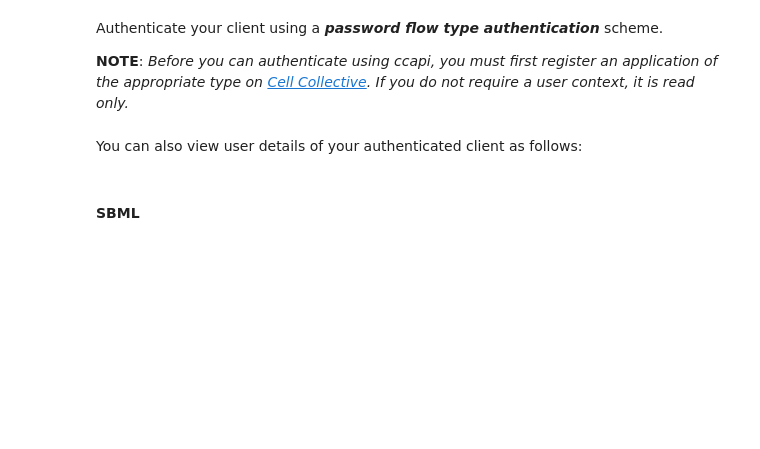
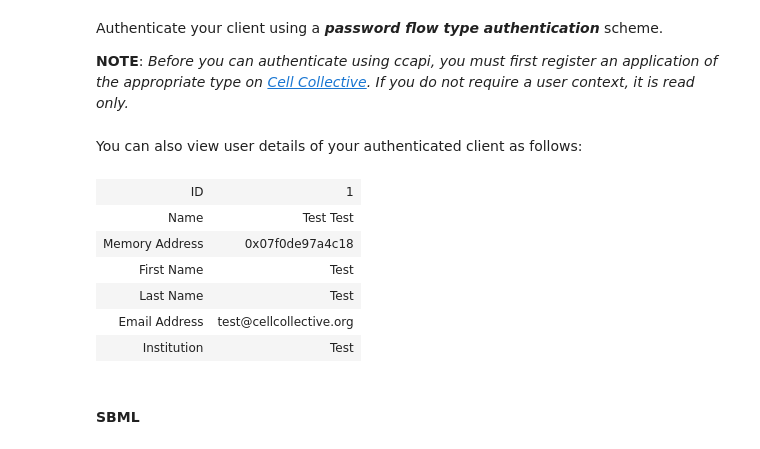
Before and after one commit to cellcollective/ccapi, a Jupyter notebook: docs/source/notebooks/examples/reading-writing-constraint-based-models.ipynb, the cells around one changed output. Saved outputs shown, nothing was run; the diff lists cells and outputs as text; code cells hidden in the pictures; blank space fills up the shorter version.

```diff
--- a/docs/source/notebooks/examples/reading-writing-constraint-based-models.ipynb
+++ b/docs/source/notebooks/examples/reading-writing-constraint-based-models.ipynb
@@ -28,8 +28,16 @@ Authenticate your client using a ***password flow type authentication*** scheme.
 # %% [markdown]
 You can also view user details of your authenticated client as follows:
 # %%
-# user = client.me()
-# user
+user = client.me()
+user
+# %% [output]
+| ID | 1 |
+| Name | Test Test |
+| Memory Address | 0x07f0de97a4c18 |
+| First Name | Test |
+| Last Name | Test |
+| Email Address | test@cellcollective.org |
+| Institution | Test |
 # %% [markdown]
 #### SBML
 # %% [markdown]
```
Also changed, not shown: parts of 7 cells of this notebook, 11 other files.
